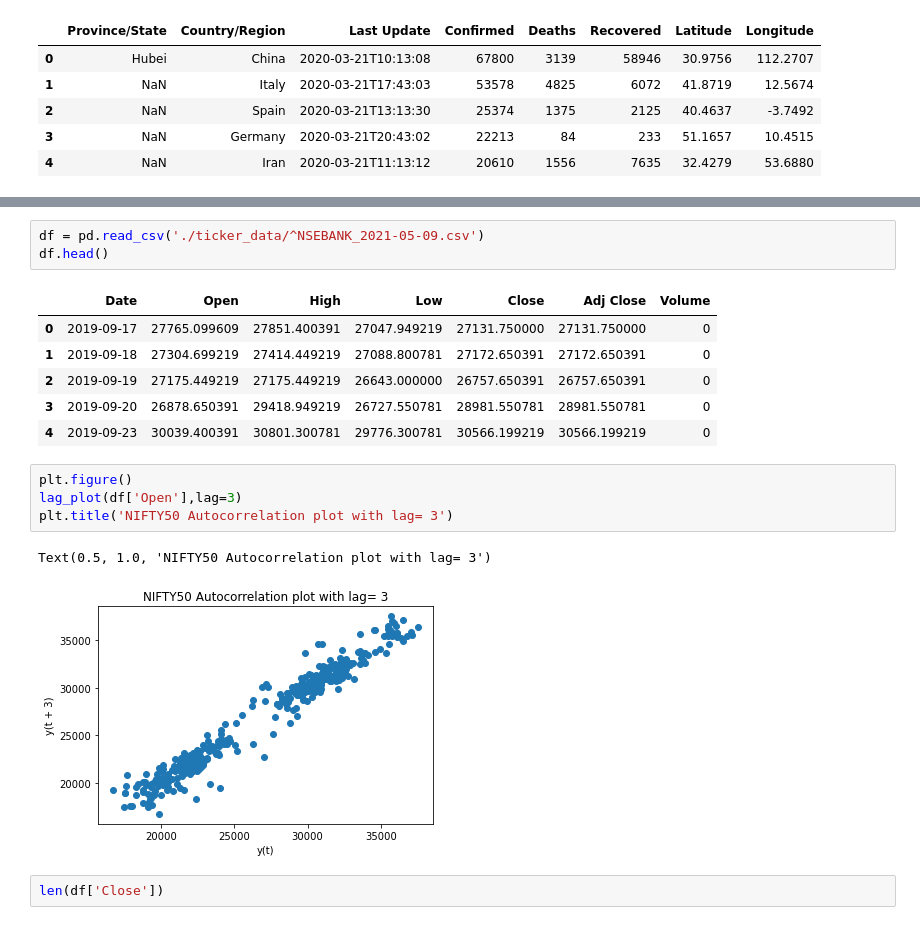
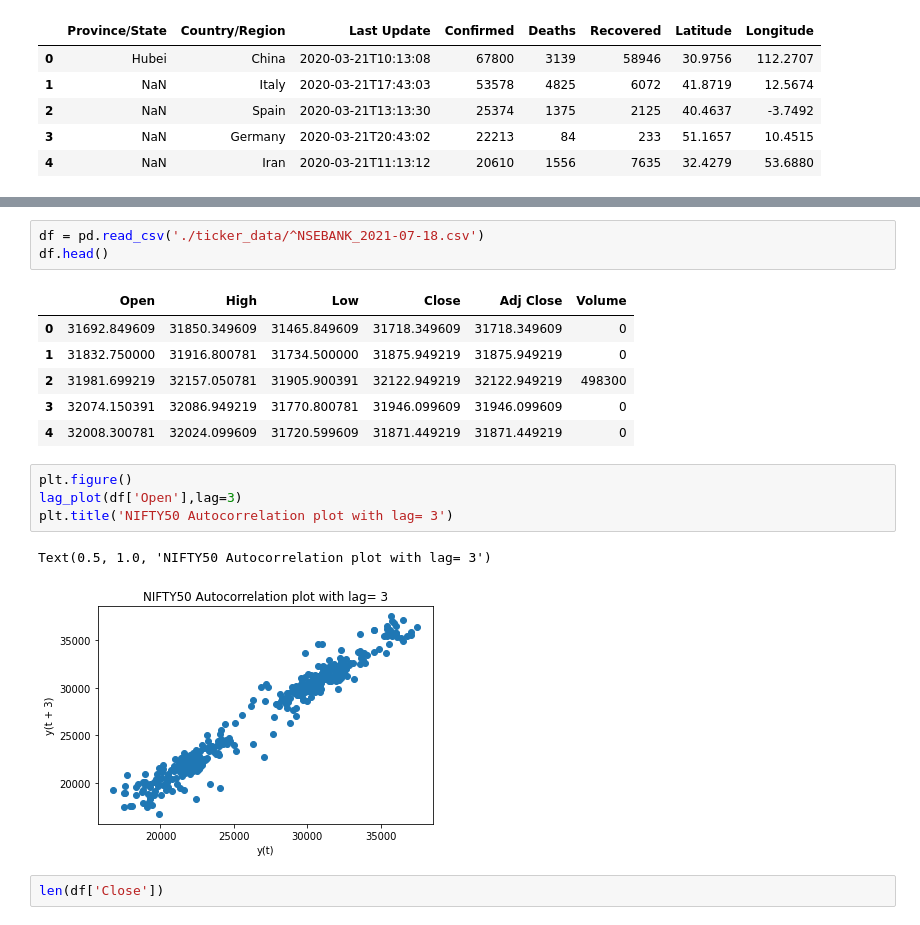
Before and after one commit to imamitsehgal/ThesisLJMU, a Jupyter notebook: ThesisProject.ipynb, the cells around one changed output, grey strips where cells are left out. Cells and saved outputs as stored; diff of their text form.

```diff
--- a/ThesisProject.ipynb
+++ b/ThesisProject.ipynb
@@ -263,20 +272,20 @@ In country_regions
 # %%
-df = pd.read_csv('./ticker_data/^NSEBANK_2021-05-09.csv')
+df = pd.read_csv('./ticker_data/^NSEBANK_2021-07-18.csv')
 df.head()
 # %% [output]
-|  | Date | Open | High | Low | Close | Adj Close | Volume |
-| 0 | 2019-09-17 | 27765.099609 | 27851.400391 | 27047.949219 | 27131.750000 | 27131.750000 | 0 |
-| 1 | 2019-09-18 | 27304.699219 | 27414.449219 | 27088.800781 | 27172.650391 | 27172.650391 | 0 |
-| 2 | 2019-09-19 | 27175.449219 | 27175.449219 | 26643.000000 | 26757.650391 | 26757.650391 | 0 |
-| 3 | 2019-09-20 | 26878.650391 | 29418.949219 | 26727.550781 | 28981.550781 | 28981.550781 | 0 |
-| 4 | 2019-09-23 | 30039.400391 | 30801.300781 | 29776.300781 | 30566.199219 | 30566.199219 | 0 |
+|  | Open | High | Low | Close | Adj Close | Volume |
+| 0 | 31692.849609 | 31850.349609 | 31465.849609 | 31718.349609 | 31718.349609 | 0 |
+| 1 | 31832.750000 | 31916.800781 | 31734.500000 | 31875.949219 | 31875.949219 | 0 |
+| 2 | 31981.699219 | 32157.050781 | 31905.900391 | 32122.949219 | 32122.949219 | 498300 |
+| 3 | 32074.150391 | 32086.949219 | 31770.800781 | 31946.099609 | 31946.099609 | 0 |
+| 4 | 32008.300781 | 32024.099609 | 31720.599609 | 31871.449219 | 31871.449219 | 0 |
 # %%
 plt.figure()
 lag_plot(df['Open'],lag=3)
 plt.title('NIFTY50 Autocorrelation plot with lag= 3')
 # %% [output]
 Text(0.5, 1.0, 'NIFTY50 Autocorrelation plot with lag= 3')
-[figure, old version]
+[figure, new version]
 # %%
 len(df['Close'])
 # %% [output]
```
Also changed, not shown: parts of 22 cells of this notebook, 40 other files.
